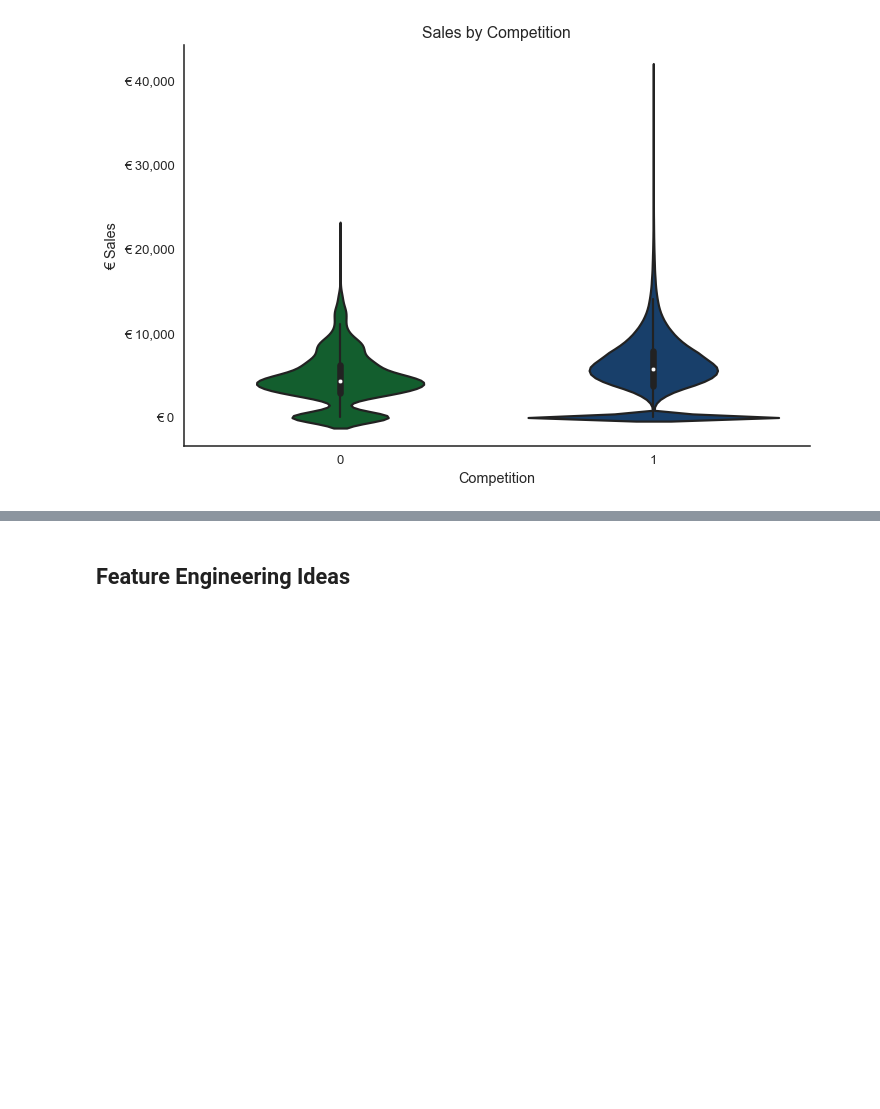
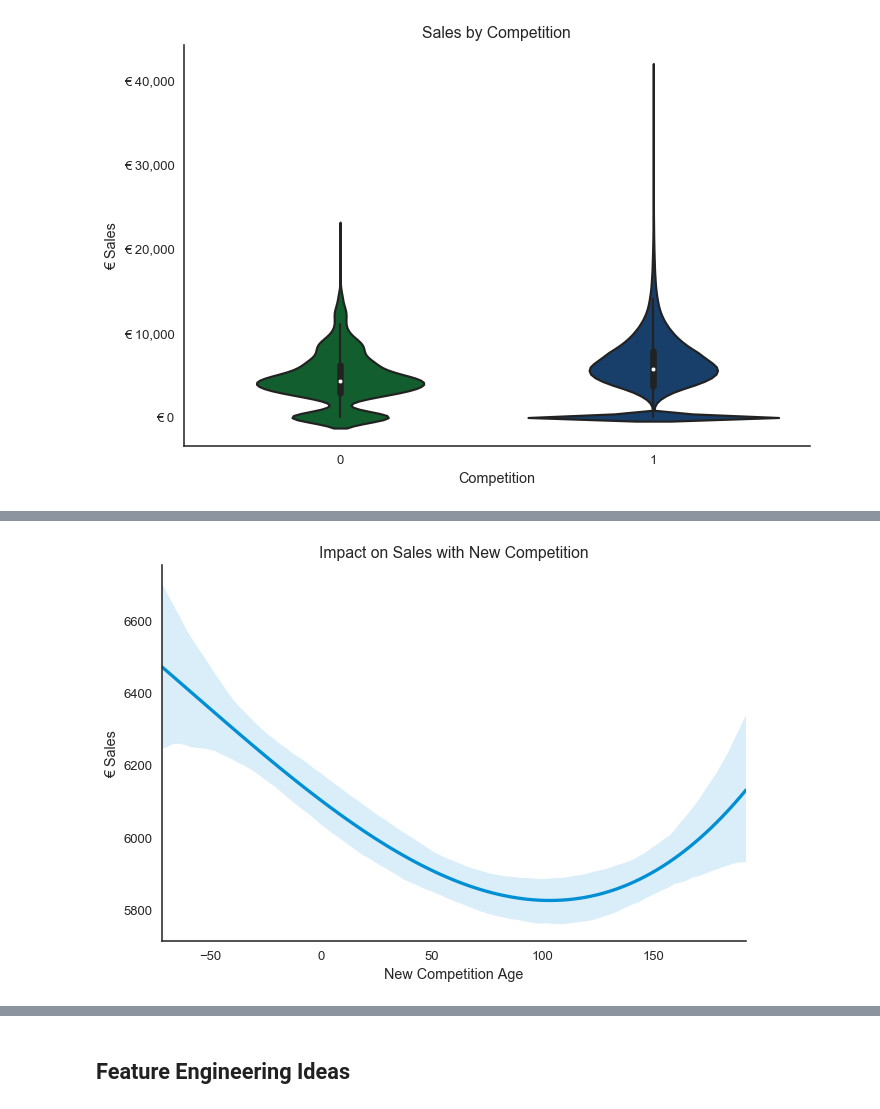
Before and after one commit to nurudeensulaimon/EDA, a Jupyter notebook: Exploratory Data Analysis Aaron.ipynb, the cells around one changed output, grey strips where cells are left out. Drawn from its saved outputs; the diff is of its cells as text; code cells hidden in the pictures; blank space fills up the shorter version.

```diff
--- a/Exploratory Data Analysis Aaron.ipynb
+++ b/Exploratory Data Analysis Aaron.ipynb
@@ -614,3 +614,21 @@ ax.set_yticklabels(['€ {:,.0f}'.format(y) for y in y_vals])
 sns.despine();
 # %% [output]
 [figure]
+# %%
+merged_data['Competition_Open_Date'] = \
+pd.to_datetime(merged_data.CompetitionOpenSinceYear*10000+\
+               merged_data.CompetitionOpenSinceMonth*100+\
+               1,format='%Y%m%d')
+
+merged_data['Competition_Age'] = (merged_data.index - merged_data.Competition_Open_Date)
+merged_data['Competition_Age'] = merged_data.Competition_Age.dt.days
+
+# def clean_comp_age(var):
+#     if var < 0:
+#         return(np.NaN)
+#     else:
+#         return(var)
+
+# merged_data['Competition_Age'] = merged_data['Competition_Age'].apply(lambda x: clean_comp_age(x))
+
+merged_data['Competition_Age'].describe() #ok with negative values as it can show pre-competiton launch.
@@ -616,0 +647,10 @@ sns.despine();
+# %%
+def new_store(var): # assume a new store is one less than 6 months old (180  days)
+    if (var >= -60) & (var <= 180): # grab 2 months of pre-launch data
+        return(1)
+    else:
+        return(0)
+
+
+merged_data['Ind_New_Competition'] = merged_data['Competition_Age'].apply(lambda x: new_store(x))
+merged_data.head()
@@ -616,0 +666,18 @@ sns.despine();
+# %%
+new_comp = merged_data[merged_data['Ind_New_Competition'] == 1]
+# %%
+g = sns.lmplot(x = 'Competition_Age',
+              y = 'Sales',
+              data = new_comp,
+              order = 3,
+              size = 5,
+              aspect = 1.5,
+               scatter = False,
+              palette = pal
+              )
+
+plt.title('Impact on Sales with New Competition')
+plt.xlabel('New Competition Age')
+plt.ylabel('€ Sales');
+# %% [output]
+[figure, added]
```
Also changed, not shown: parts of 9 cells of this notebook.
